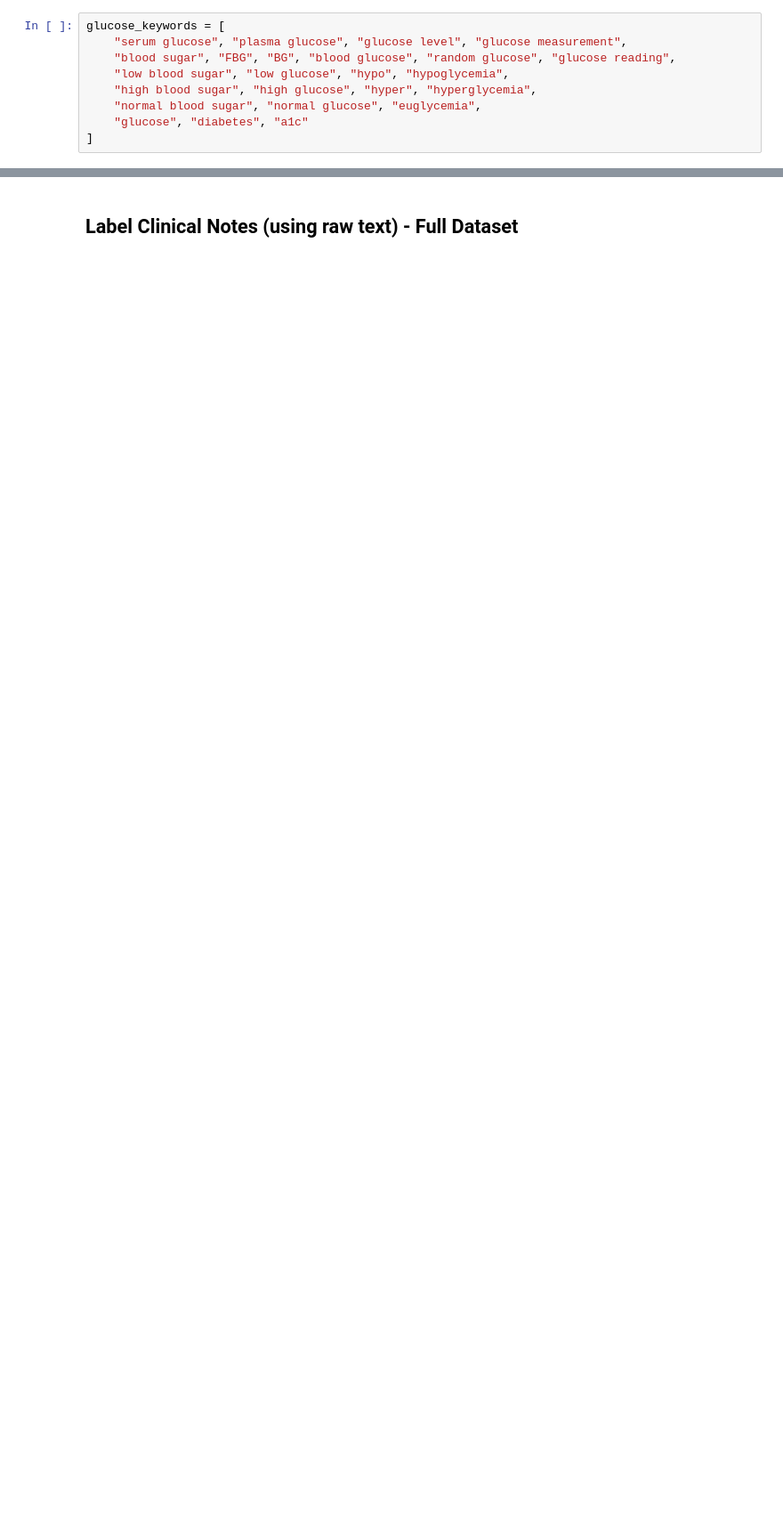
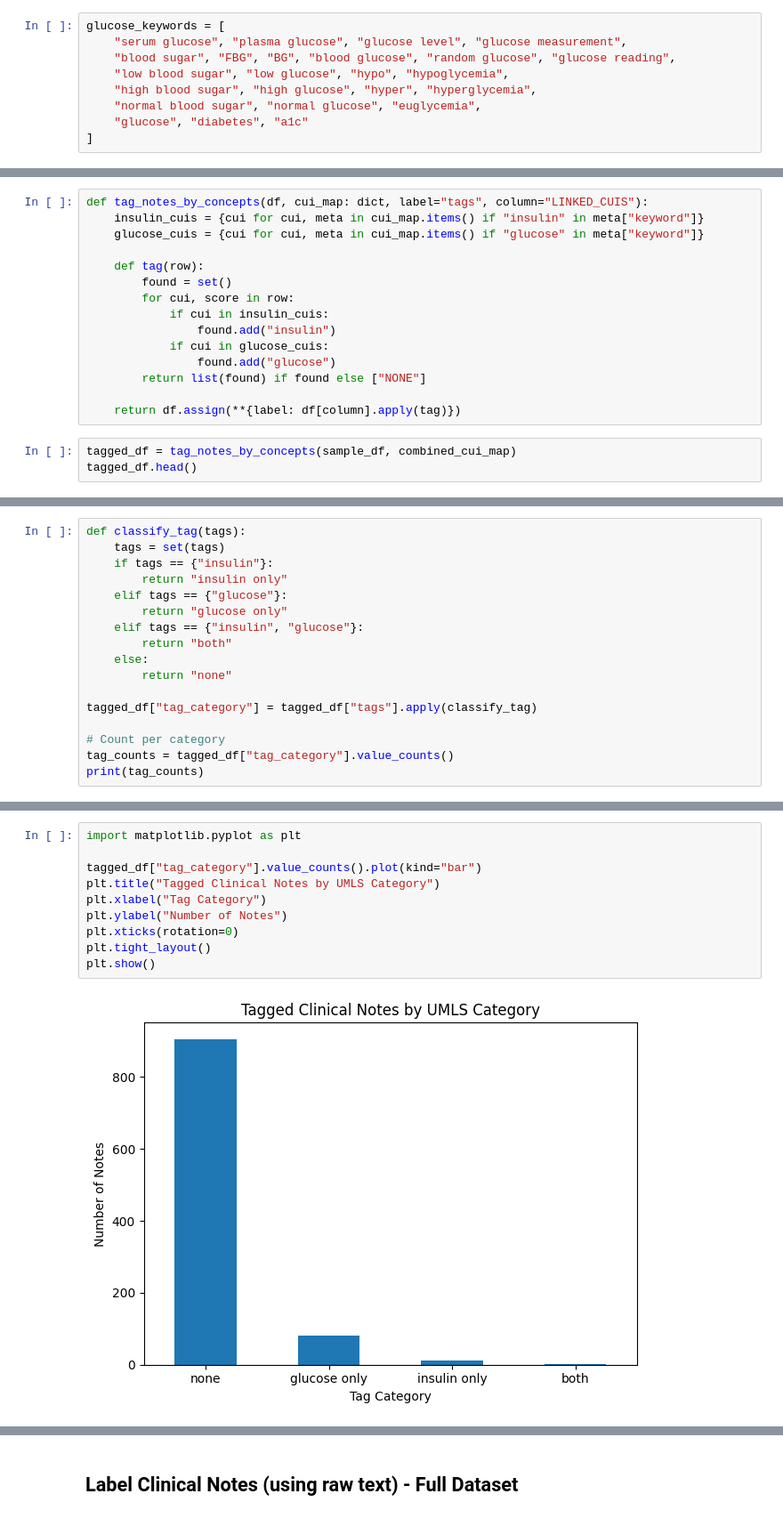
Before and after one commit to April-Taylor/NLP-Qualifications-Project, a Jupyter notebook: Revised_Paired_MIMIC_NLP_ATaylor_Project.ipynb, the cells around one changed output, grey strips where cells are left out. Shown at 89% size. Cells and saved outputs as stored; diff of their text form; blank space fills up the shorter version.

```diff
--- a/Revised_Paired_MIMIC_NLP_ATaylor_Project.ipynb
+++ b/Revised_Paired_MIMIC_NLP_ATaylor_Project.ipynb
@@ -1861,0 +1942,18 @@ Sample aliases: ['(131)I-MAA']
+# %%
+def tag_notes_by_concepts(df, cui_map: dict, label="tags", column="LINKED_CUIS"):
+    insulin_cuis = {cui for cui, meta in cui_map.items() if "insulin" in meta["keyword"]}
+    glucose_cuis = {cui for cui, meta in cui_map.items() if "glucose" in meta["keyword"]}
+
+    def tag(row):
+        found = set()
+        for cui, score in row:
+            if cui in insulin_cuis:
+                found.add("insulin")
+            if cui in glucose_cuis:
+                found.add("glucose")
+        return list(found) if found else ["NONE"]
+
+    return df.assign(**{label: df[column].apply(tag)})
+# %%
+tagged_df = tag_notes_by_concepts(sample_df, combined_cui_map)
+tagged_df.head()
@@ -1861,0 +1974,17 @@ Sample aliases: ['(131)I-MAA']
+# %%
+def classify_tag(tags):
+    tags = set(tags)
+    if tags == {"insulin"}:
+        return "insulin only"
+    elif tags == {"glucose"}:
+        return "glucose only"
+    elif tags == {"insulin", "glucose"}:
+        return "both"
+    else:
+        return "none"
+
+tagged_df["tag_category"] = tagged_df["tags"].apply(classify_tag)
+
+# Count per category
+tag_counts = tagged_df["tag_category"].value_counts()
+print(tag_counts)
@@ -1861,0 +1998,12 @@ Sample aliases: ['(131)I-MAA']
+# %%
+import matplotlib.pyplot as plt
+
+tagged_df["tag_category"].value_counts().plot(kind="bar")
+plt.title("Tagged Clinical Notes by UMLS Category")
+plt.xlabel("Tag Category")
+plt.ylabel("Number of Notes")
+plt.xticks(rotation=0)
+plt.tight_layout()
+plt.show()
+# %% [output]
+[figure, added]
```
Also changed, not shown: parts of 38 cells of this notebook, 3 other files.
